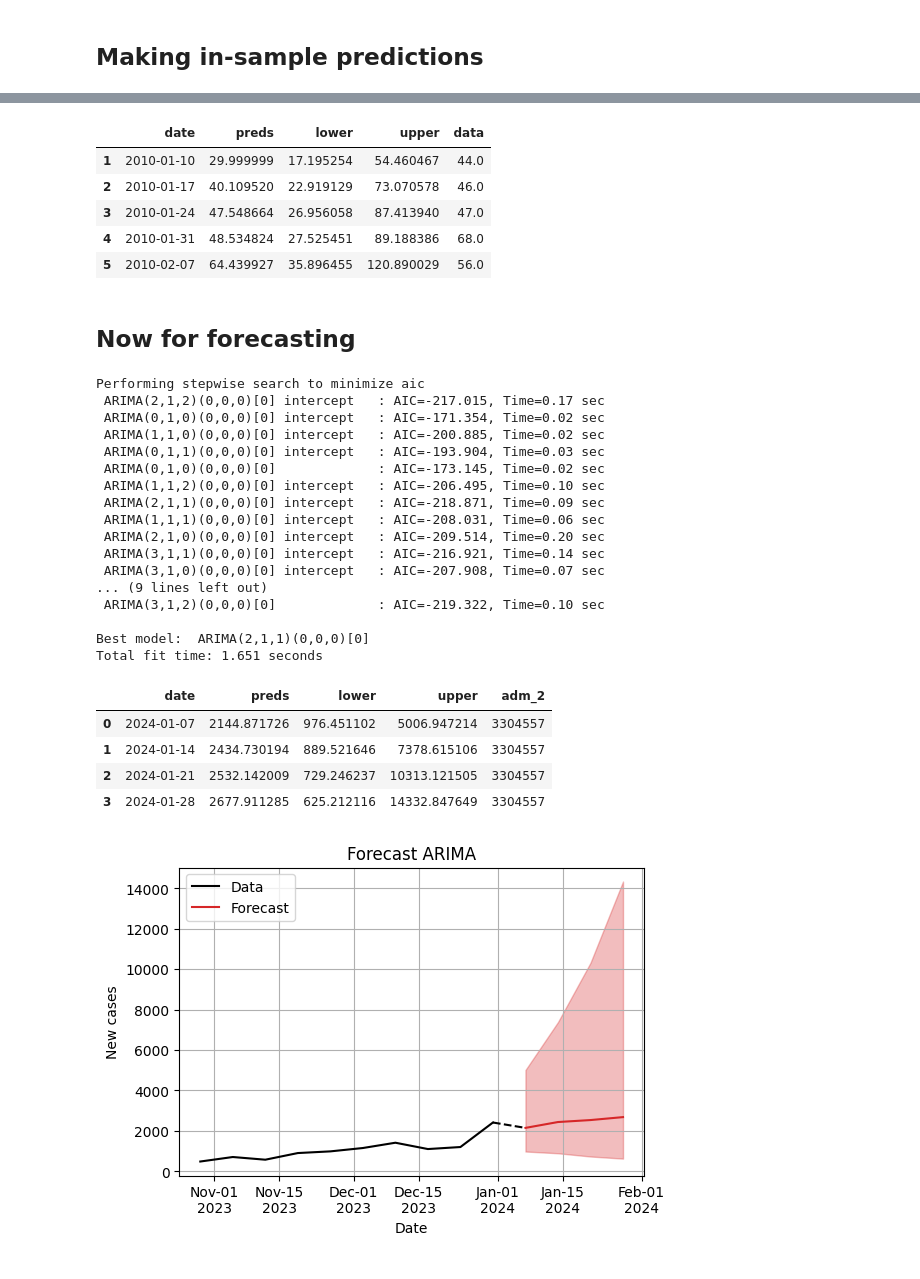
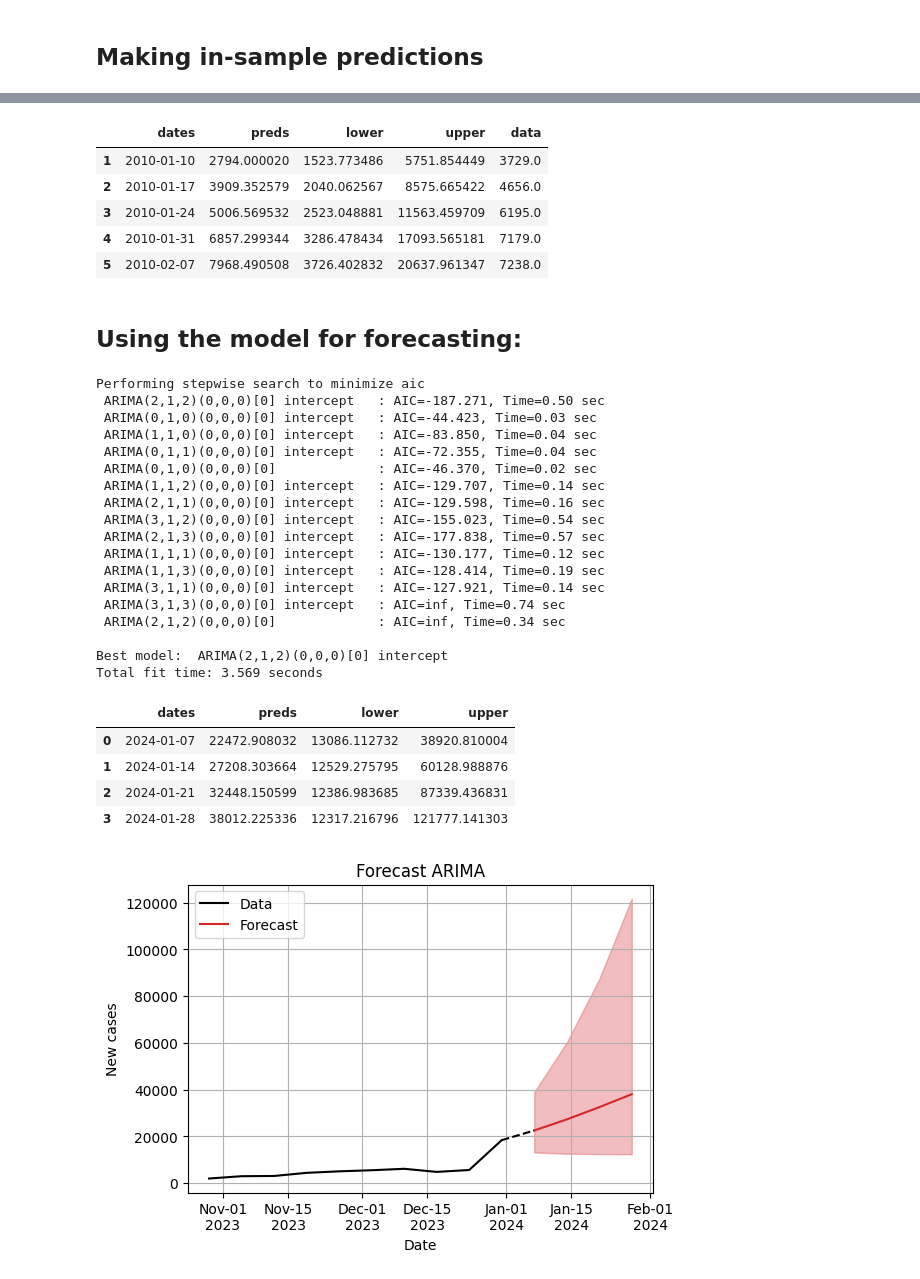
Before and after one commit to Mosqlimate-project/sprint-template, a Jupyter notebook: Demo Notebooks/Python demo.ipynb, the cells around one changed output, grey strips where cells are left out. Cells and saved outputs as stored; diff of their text form; code cells hidden in the pictures.

```diff
--- a/Demo Notebooks/Python demo.ipynb
+++ b/Demo Notebooks/Python demo.ipynb
@@ -5,0 +16,12 @@ from mosqlient.models.baseline import Arima
+# %%
+df = pd.read_csv('dengue.csv.gz')
+
+df = df.loc[df.uf == 'MG']
+
+df['dates'] = [Week.fromstring(str(x)).startdate() for x in df.epiweek]
+
+df['dates'] = pd.to_datetime(df['dates'])
+
+df.set_index('dates', inplace = True)
+
+df.head()
@@ -5,0 +38,8 @@ from mosqlient.models.baseline import Arima
+# %%
+df = df[['casos']]
+
+df = df.resample('W').sum()
+
+df = df.rename(columns = {'casos': 'y'})
+
+df.head()
@@ -6,5 +56,5 @@ from mosqlient.models.baseline import Arima
 # %%
-m_arima = Arima(geocode = 3304557, disease = 'dengue')
+m_arima = Arima(df = df)
 m_arima
 # %% [output]
 <mosqlient.models.baseline.Arima at 0x...>
@@ -40,41 +90,43 @@ df_in_sample = m_arima.predict_in_sample(plot = True)
 # %%
 df_in_sample.head()
 # %% [output]
-|  | date | preds | lower | upper | data |
-| 1 | 2010-01-10 | 29.999999 | 17.195254 | 54.460467 | 44.0 |
-| 2 | 2010-01-17 | 40.109520 | 22.919129 | 73.070578 | 46.0 |
-| 3 | 2010-01-24 | 47.548664 | 26.956058 | 87.413940 | 47.0 |
-| 4 | 2010-01-31 | 48.534824 | 27.525451 | 89.188386 | 68.0 |
-| 5 | 2010-02-07 | 64.439927 | 35.896455 | 120.890029 | 56.0 |
+|  | dates | preds | lower | upper | data |
+| 1 | 2010-01-10 | 2794.000020 | 1523.773486 | 5751.854449 | 3729.0 |
+| 2 | 2010-01-17 | 3909.352579 | 2040.062567 | 8575.665422 | 4656.0 |
+| 3 | 2010-01-24 | 5006.569532 | 2523.048881 | 11563.459709 | 6195.0 |
+| 4 | 2010-01-31 | 6857.299344 | 3286.478434 | 17093.565181 | 7179.0 |
+| 5 | 2010-02-07 | 7968.490508 | 3726.402832 | 20637.961347 | 7238.0 |
 # %% [markdown]
-## Now for forecasting
+## Using the model for forecasting:
 # %%
 model = m_arima.train( train_ini_date='2010-01-01', train_end_date = '2023-12-31')
 df_for = m_arima.forecast(horizon = 4, plot = True, last_obs = 10)
+df_for['dates']= pd.to_datetime(df_for['dates'])
 df_for.head()
 # %% [output]
 Performing stepwise search to minimize aic
- ARIMA(2,1,2)(0,0,0)[0] intercept   : AIC=-217.015, Time=0.17 sec
- ARIMA(0,1,0)(0,0,0)[0] intercept   : AIC=-171.354, Time=0.02 sec
- ARIMA(1,1,0)(0,0,0)[0] intercept   : AIC=-200.885, Time=0.02 sec
- ARIMA(0,1,1)(0,0,0)[0] intercept   : AIC=-193.904, Time=0.03 sec
- ARIMA(0,1,0)(0,0,0)[0]             : AIC=-173.145, Time=0.02 sec
- ARIMA(1,1,2)(0,0,0)[0] intercept   : AIC=-206.495, Time=0.10 sec
- ARIMA(2,1,1)(0,0,0)[0] intercept   : AIC=-218.871, Time=0.09 sec
- ARIMA(1,1,1)(0,0,0)[0] intercept   : AIC=-208.031, Time=0.06 sec
- ARIMA(2,1,0)(0,0,0)[0] intercept   : AIC=-209.514, Time=0.20 sec
- ARIMA(3,1,1)(0,0,0)[0] intercept   : AIC=-216.921, Time=0.14 sec
- ARIMA(3,1,0)(0,0,0)[0] intercept   : AIC=-207.908, Time=0.07 sec
-... (9 lines left out)
- ARIMA(3,1,2)(0,0,0)[0]             : AIC=-219.322, Time=0.10 sec
+ ARIMA(2,1,2)(0,0,0)[0] intercept   : AIC=-187.271, Time=0.50 sec
+ ARIMA(0,1,0)(0,0,0)[0] intercept   : AIC=-44.423, Time=0.03 sec
+ ARIMA(1,1,0)(0,0,0)[0] intercept   : AIC=-83.850, Time=0.04 sec
+ ARIMA(0,1,1)(0,0,0)[0] intercept   : AIC=-72.355, Time=0.04 sec
+ ARIMA(0,1,0)(0,0,0)[0]             : AIC=-46.370, Time=0.02 sec
+ ARIMA(1,1,2)(0,0,0)[0] intercept   : AIC=-129.707, Time=0.14 sec
+ ARIMA(2,1,1)(0,0,0)[0] intercept   : AIC=-129.598, Time=0.16 sec
+ ARIMA(3,1,2)(0,0,0)[0] intercept   : AIC=-155.023, Time=0.54 sec
+ ARIMA(2,1,3)(0,0,0)[0] intercept   : AIC=-177.838, Time=0.57 sec
+ ARIMA(1,1,1)(0,0,0)[0] intercept   : AIC=-130.177, Time=0.12 sec
+ ARIMA(1,1,3)(0,0,0)[0] intercept   : AIC=-128.414, Time=0.19 sec
+ ARIMA(3,1,1)(0,0,0)[0] intercept   : AIC=-127.921, Time=0.14 sec
+ ARIMA(3,1,3)(0,0,0)[0] intercept   : AIC=inf, Time=0.74 sec
+ ARIMA(2,1,2)(0,0,0)[0]             : AIC=inf, Time=0.34 sec
 
-Best model:  ARIMA(2,1,1)(0,0,0)[0]
-Total fit time: 1.651 seconds
+Best model:  ARIMA(2,1,2)(0,0,0)[0] intercept
+Total fit time: 3.569 seconds
-|  | date | preds | lower | upper | adm_2 |
-| 0 | 2024-01-07 | 2144.871726 | 976.451102 | 5006.947214 | 3304557 |
-| 1 | 2024-01-14 | 2434.730194 | 889.521646 | 7378.615106 | 3304557 |
-| 2 | 2024-01-21 | 2532.142009 | 729.246237 | 10313.121505 | 3304557 |
-| 3 | 2024-01-28 | 2677.911285 | 625.212116 | 14332.847649 | 3304557 |
+|  | dates | preds | lower | upper |
+| 0 | 2024-01-07 | 22472.908032 | 13086.112732 | 38920.810004 |
+| 1 | 2024-01-14 | 27208.303664 | 12529.275795 | 60128.988876 |
+| 2 | 2024-01-21 | 32448.150599 | 12386.983685 | 87339.436831 |
+| 3 | 2024-01-28 | 38012.225336 | 12317.216796 | 121777.141303 |
-[figure, old version]
+[figure, new version]
 # %% [markdown]
 ## Uploading the forecasts to the Mosqlimate platform
```
Also changed, not shown: parts of 32 cells of this notebook, 1 other file.
